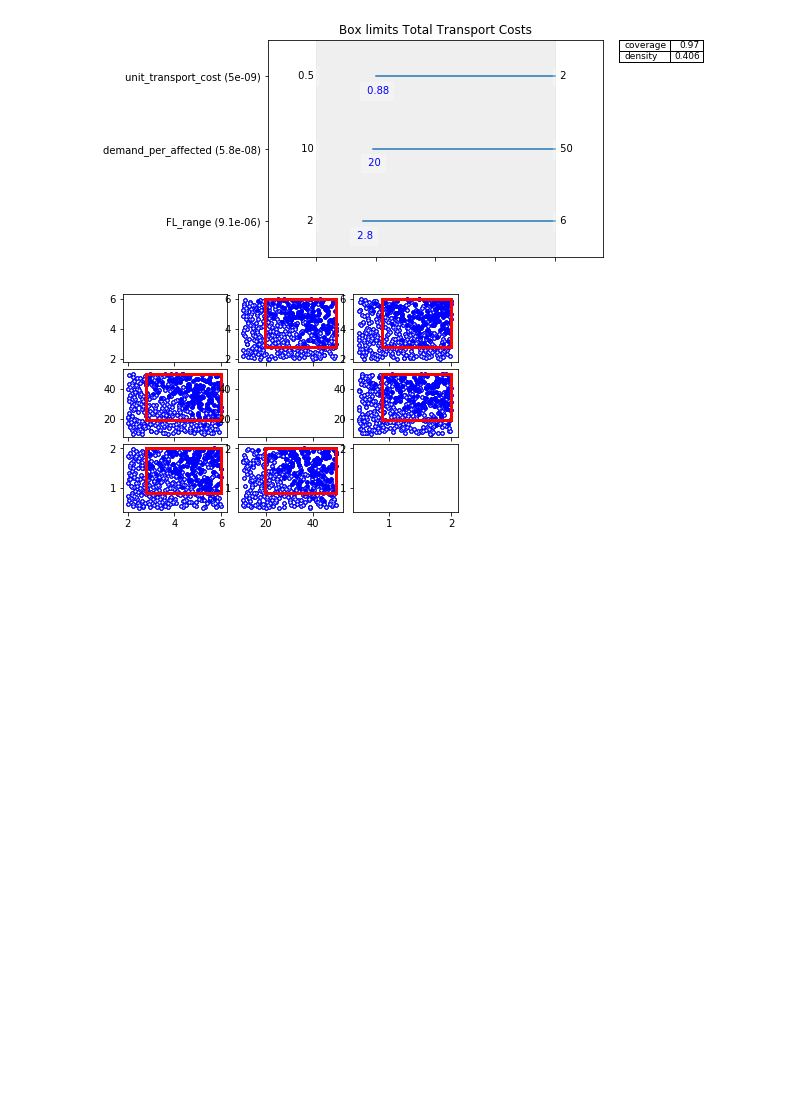
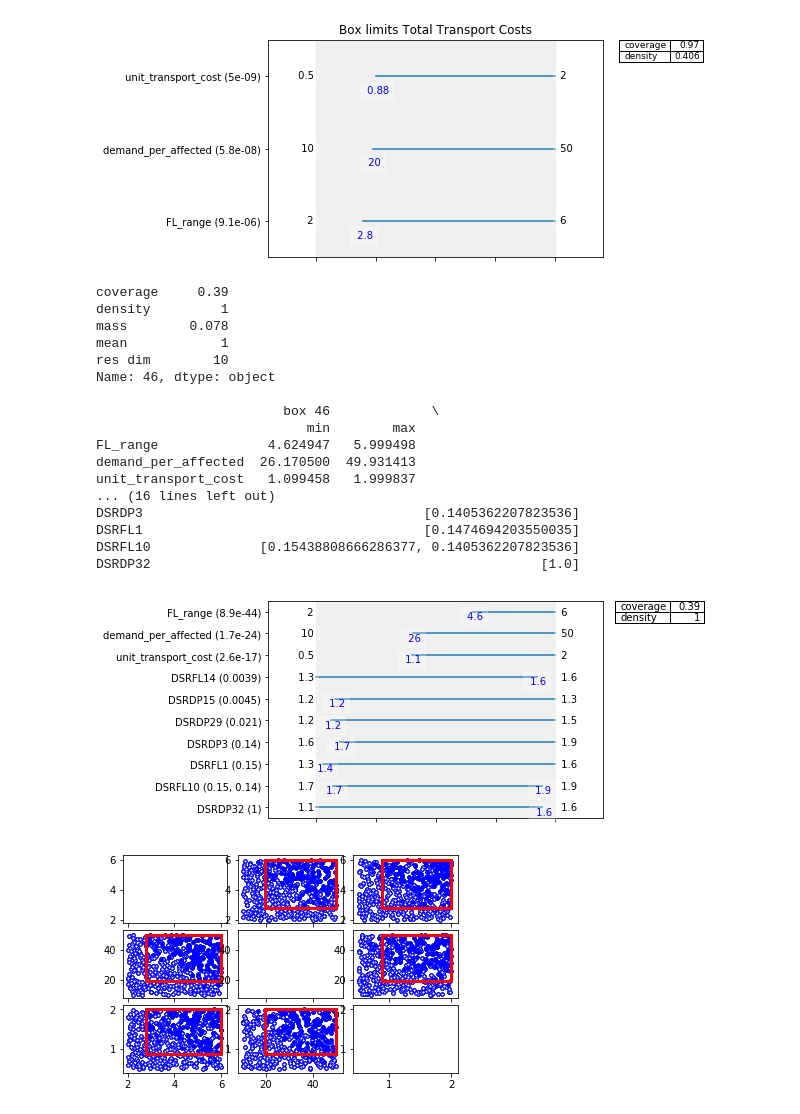
Before and after one commit to TRomijn/Thesis, a Jupyter notebook: Facility Location Model/Final Analysis 1.2 - Final Step Scenario Discovery.ipynb, the cells around one changed output. Cells and saved outputs as stored; diff of their text form; code cells hidden in the pictures; blank space fills up the shorter version.

```diff
--- a/Facility Location Model/Final Analysis 1.2 - Final Step Scenario Discovery.ipynb
+++ b/Facility Location Model/Final Analysis 1.2 - Final Step Scenario Discovery.ipynb
@@ -93,6 +95,35 @@ unit_transport_cost   0.880027   1.999837   [5.013345602934717e-09]
 demand_per_affected  19.628996  49.931413  [5.7964583228401567e-08]
 FL_range              2.792149   5.999498    [9.08625115097314e-06]
 [figure]
+# %%
+# test
+box1.inspect(46)
+box1.inspect(46, style="graph", )
+# box1.inspect(25)
+# box1.inspect(25, style="graph", )
+# plt.title("Box limits Total Transport Costs")
+# plt.tight_layout()
+# plt.savefig("{}/{}/Analysis/ScenDisc/Box_Lim_TTC".format(case,output_folder),dpi=400,bbox_inches='tight')
+plt.show()
+# %% [output]
+coverage     0.39
+density         1
+mass        0.078
+mean            1
+res dim        10
+Name: 46, dtype: object
+
+                        box 46             \
+                           min        max
+FL_range              4.624947   5.999498
+demand_per_affected  26.170500  49.931413
+unit_transport_cost   1.099458   1.999837
+... (16 lines left out)
+DSRDP3                                    [0.1405362207823536]
+DSRFL1                                    [0.1474694203550035]
+DSRFL10              [0.15438808666286377, 0.1405362207823536]
+DSRDP32                                                  [1.0]
+[figure, added]
 # %%
 box1.select(14)
 fig = box1.show_pairs_scatter()
```
Also changed, not shown: parts of 11 cells of this notebook, 3 other files.
